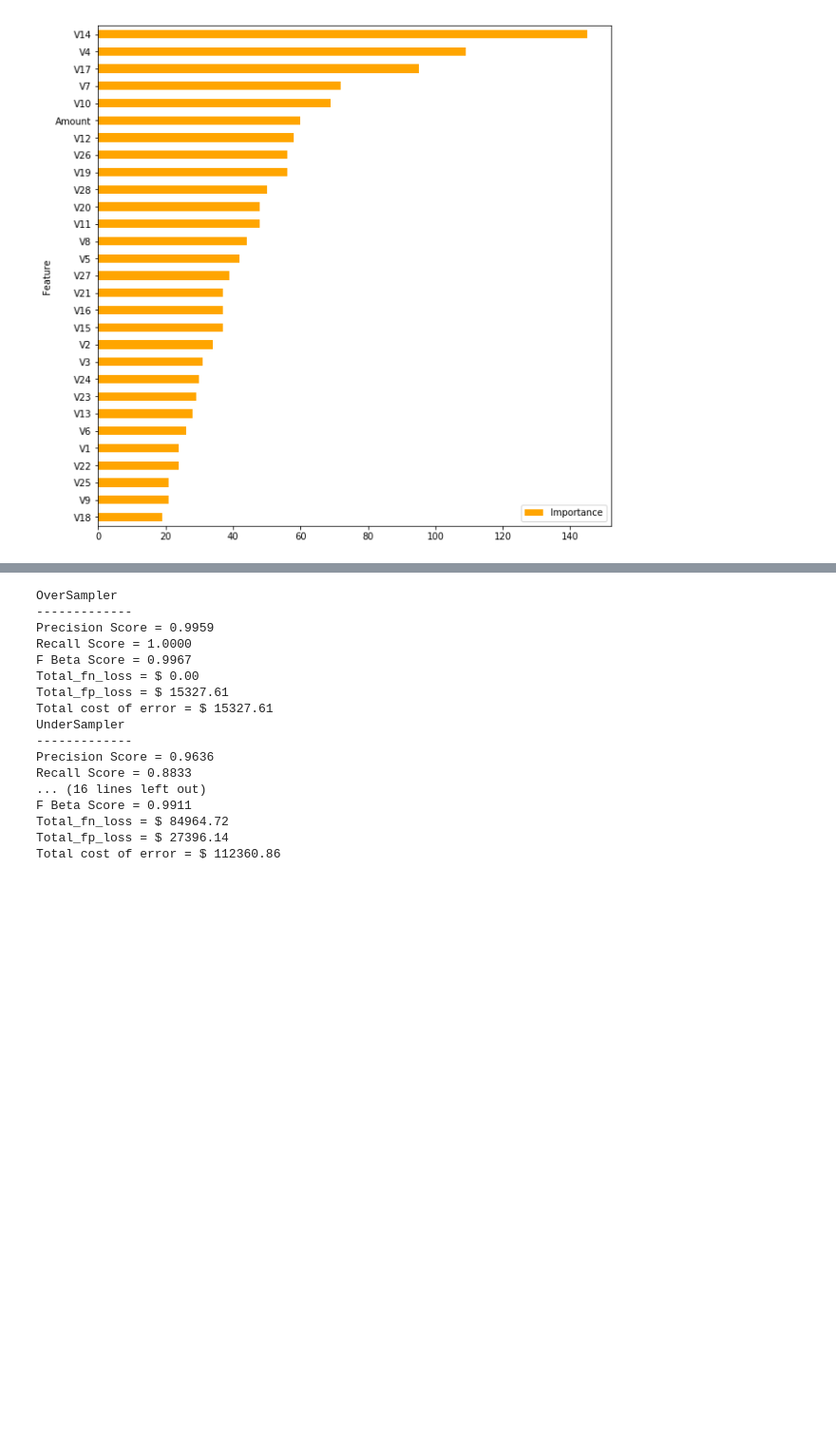
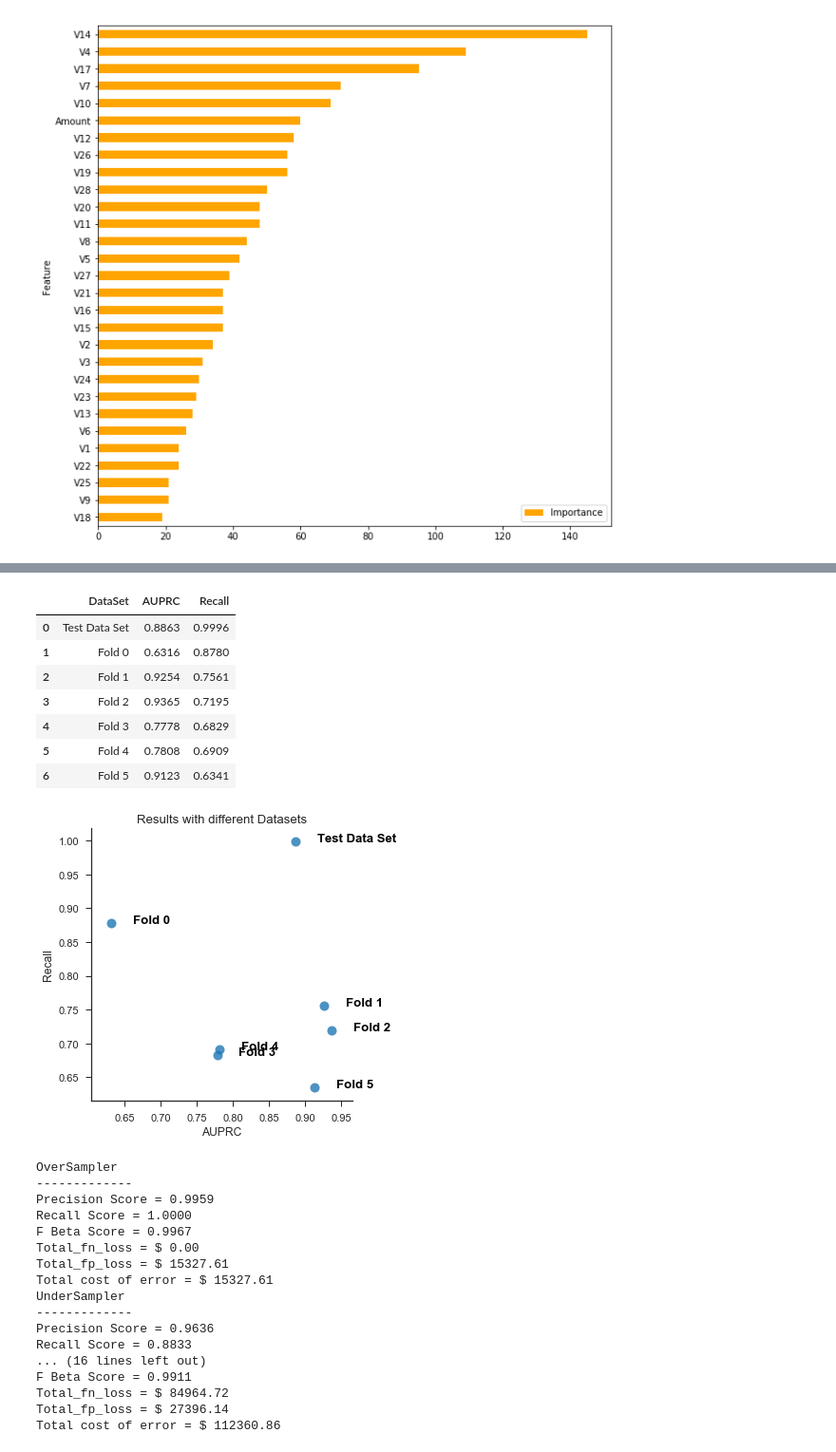
Before and after one commit to santhanaks/projects, a Jupyter notebook: capstone/credit.ipynb, the cells around one changed output, grey strips where cells are left out. Shown at 95% size. Cells and saved outputs as stored; diff of their text form; code cells hidden in the pictures; blank space fills up the shorter version.

Commit message:
Updated notebook and report

```diff
--- a/capstone/credit.ipynb
+++ b/capstone/credit.ipynb
@@ -627,3 +647,46 @@ feature_importance_graph(final_gb)
+# %%
+result_df = pd.DataFrame({'DataSet' : ['Test Data Set', 'Fold 0', 'Fold 1', 'Fold 2',
+                                  'Fold 3', 'Fold 4', 'Fold 5'],
+                   'AUPRC' : [0.8863,0.6316,0.9254,0.9365,0.7778,0.7808,0.9123],
+                          'Recall': [0.9996,0.8780,0.7561,0.7195,0.6829,0.6909,0.6341]})
+result_df = result_df[['DataSet', 'AUPRC', 'Recall']]
+display(result_df)
+
+# Set style of scatterplot
+sns.set_context("notebook", font_scale=1.1)
+sns.set_style("ticks")
+
+# Create scatterplot of dataframe
+sns.lmplot('AUPRC', # Horizontal axis
+           'Recall', # Vertical axis
+           data=result_df, # Data source
+           fit_reg=False, # Don't fix a regression line
+           scatter_kws={"marker": "D", # Set marker style
+                        "s": 100}) # S marker size
+
+# Set title
+plt.title('Results with different Datasets')
+
+# Set x-axis label
+plt.xlabel('AUPRC')
+
+# Set y-axis label
+plt.ylabel('Recall')
+
+for line in range(0,result_df.shape[0]):
+     plt.gca().text(result_df.AUPRC[line]+0.03, result_df.Recall[line], \
+             result_df.DataSet[line], horizontalalignment='left', \
+             size='medium', color='black', weight='semibold')
+# %% [output]
+|  | DataSet | AUPRC | Recall |
+| 0 | Test Data Set | 0.8863 | 0.9996 |
+| 1 | Fold 0 | 0.6316 | 0.8780 |
+| 2 | Fold 1 | 0.9254 | 0.7561 |
+| 3 | Fold 2 | 0.9365 | 0.7195 |
+| 4 | Fold 3 | 0.7778 | 0.6829 |
+| 5 | Fold 4 | 0.7808 | 0.6909 |
+| 6 | Fold 5 | 0.9123 | 0.6341 |
+[figure, added]
 # %%
 # Explore data-based methods
 from imblearn.over_sampling import RandomOverSampler
```
Also changed, not shown: parts of 12 cells of this notebook, 1 other file.
